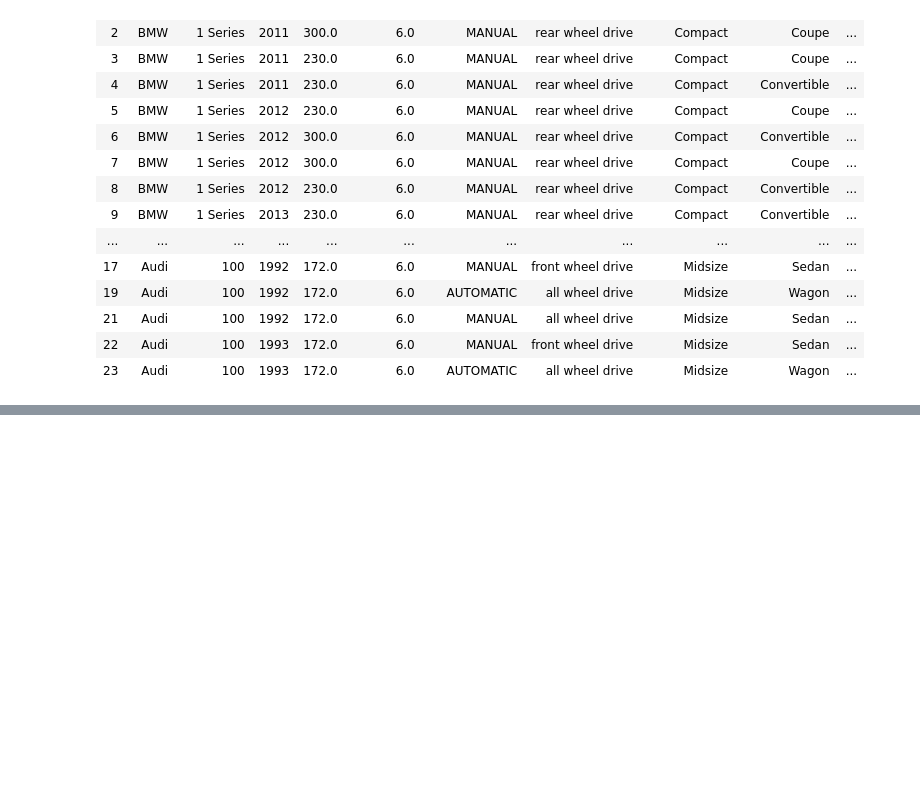
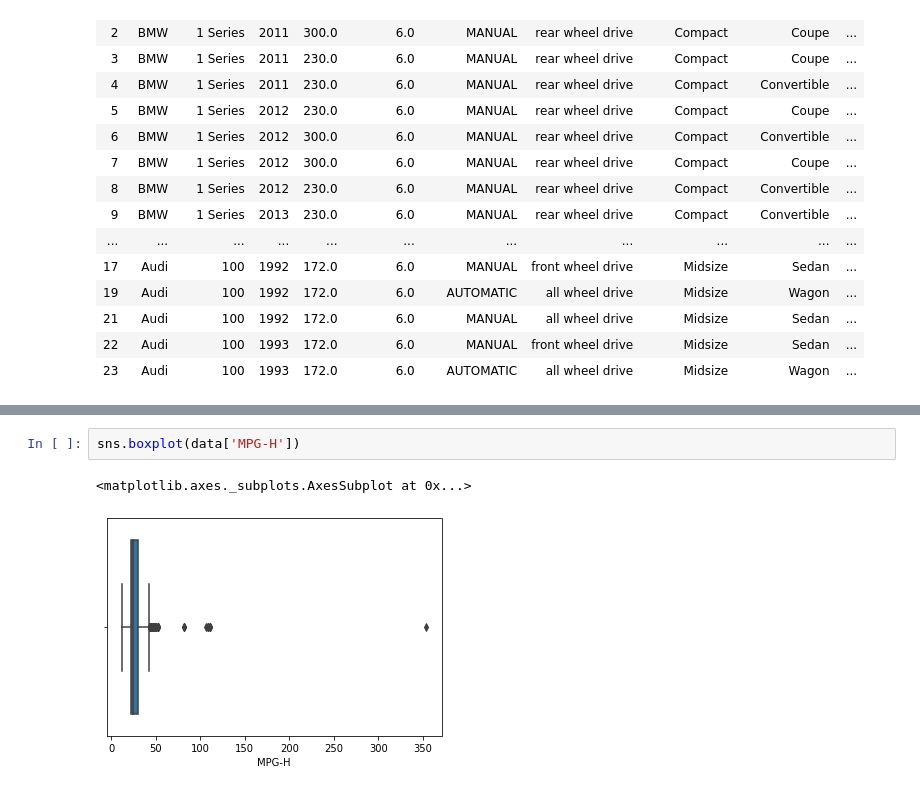
Before and after one commit to sakshiainchwar/ML-internship, a Jupyter notebook: mlintern.ipynb, the cells around one changed output, grey strips where cells are left out. Cells and saved outputs as stored; diff of their text form; blank space fills up the shorter version.

```diff
--- a/mlintern.ipynb
+++ b/mlintern.ipynb
@@ -282,0 +319,5 @@ data.head(21)
+# %%
+sns.boxplot(data['MPG-H'])
+# %% [output]
+<matplotlib.axes._subplots.AxesSubplot at 0x...>
+[figure, added]
```
Also changed, not shown: parts of 15 cells of this notebook.
